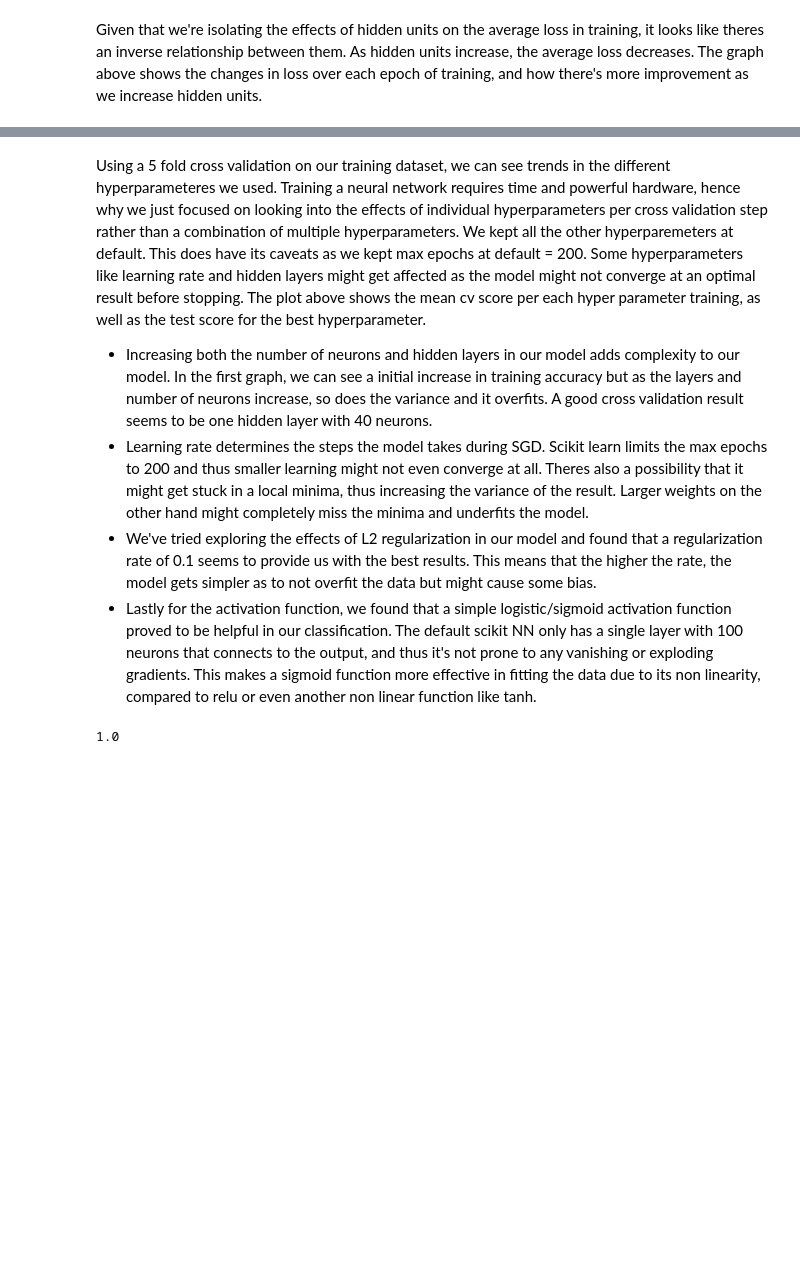
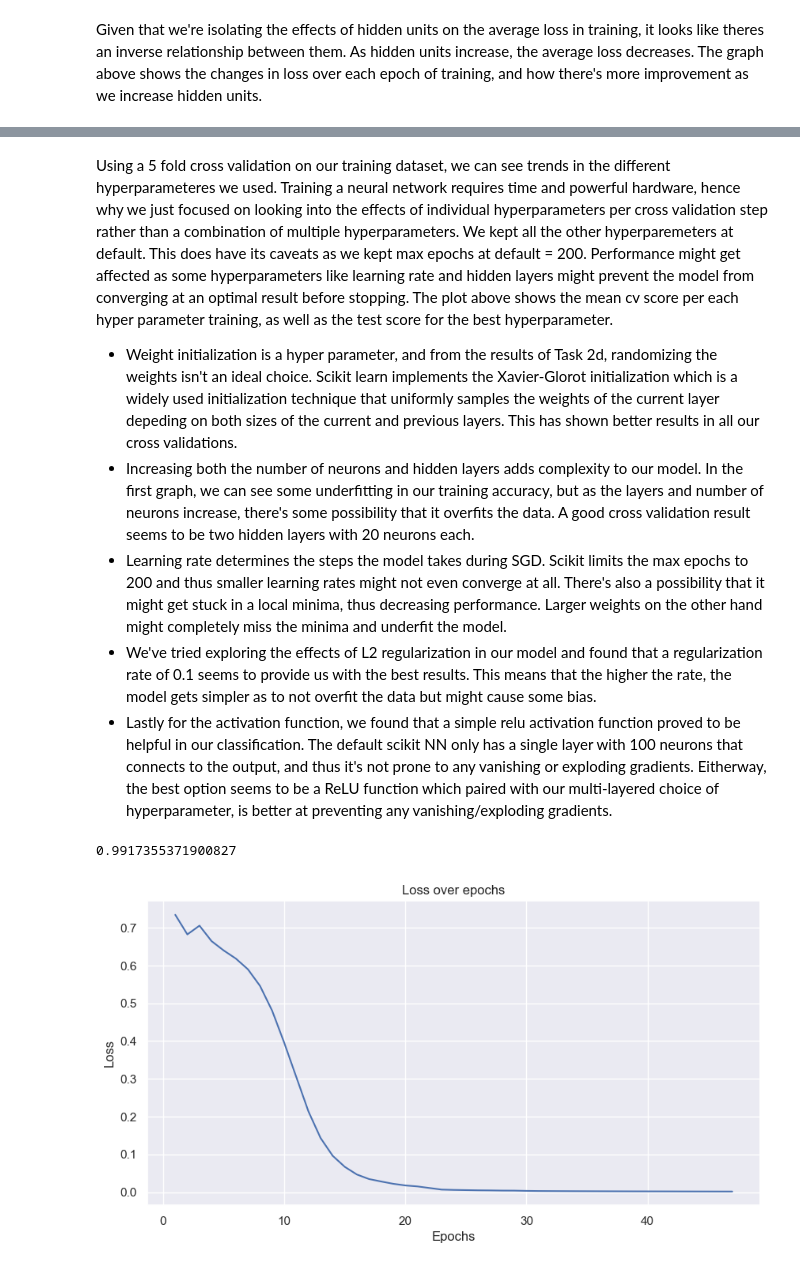
Before and after one commit to mattalajas/Assignment-3-Group-11, a Jupyter notebook: Model_Classification.ipynb, the cells around one changed output, grey strips where cells are left out. Cells and saved outputs as stored; diff of their text form; code cells hidden in the pictures; blank space fills up the shorter version.

```diff
--- a/Model_Classification.ipynb
+++ b/Model_Classification.ipynb
@@ -252,19 +301,30 @@ Train set f1-score = 0.9836. Test set f1-score = 0.9833. Activation function = r
 # %% [markdown]
-Using a 5 fold cross validation on our training dataset, we can see trends in the different hyperparameteres we used. Training a neural network requires time and powerful hardware, hence why we just focused on looking into the effects of individual hyperparameters per cross validation step rather than a combination of multiple hyperparameters. We kept all the other hyperparemeters at default. This does have its caveats as we kept max epochs at default = 200. Some hyperparameters like learning rate and hidden layers might get affected as the model might not converge at an optimal result before stopping. The plot above shows the mean cv score per each hyper parameter training, as well as the test score for the best hyperparameter.
+Using a 5 fold cross validation on our training dataset, we can see trends in the different hyperparameteres we used. Training a neural network requires time and powerful hardware, hence why we just focused on looking into the effects of individual hyperparameters per cross validation step rather than a combination of multiple hyperparameters. We kept all the other hyperparemeters at default. This does have its caveats as we kept max epochs at default = 200. Performance might get affected as some hyperparameters like learning rate and hidden layers might prevent the model from converging at an optimal result before stopping. The plot above shows the mean cv score per each hyper parameter training, as well as the test score for the best hyperparameter.
 
-- Increasing both the number of neurons and hidden layers in our model adds complexity to our model. In the first graph, we can see a initial increase in training accuracy but as the layers and number of neurons increase, so does the variance and it overfits. A good cross validation result seems to be one hidden layer with 40 neurons.
-- Learning rate determines the steps the model takes during SGD. Scikit learn limits the max epochs to 200 and thus smaller learning might not even converge at all. Theres also a possibility that it might get stuck in a local minima, thus increasing the variance of the result. Larger weights on the other hand might completely miss the minima and underfits the model.
+- Weight initialization is a hyper parameter, and from the results of Task 2d, randomizing the weights isn't an ideal choice. Scikit learn implements the Xavier-Glorot initialization which is a widely used initialization technique that uniformly samples the weights of the current layer depeding on both sizes of the current and previous layers. This has shown better results in all our cross validations.
+- Increasing both the number of neurons and hidden layers adds complexity to our model. In the first graph, we can see some underfitting in our training accuracy, but as the layers and number of neurons increase, there's some possibility that it overfits the data. A good cross validation result seems to be two hidden layers with 20 neurons each.
+- Learning rate determines the steps the model takes during SGD. Scikit limits the max epochs to 200 and thus smaller learning rates might not even converge at all. There's also a possibility that it might get stuck in a local minima, thus decreasing performance. Larger weights on the other hand might completely miss the minima and underfit the model.
 - We've tried exploring the effects of L2 regularization in our model and found that a regularization rate of 0.1 seems to provide us with the best results. This means that the higher the rate, the model gets simpler as to not overfit the data but might cause some bias.
-- Lastly for the activation function, we found that a simple logistic/sigmoid activation function proved to be helpful in our classification. The default scikit NN only has a single layer with 100 neurons that connects to the output, and thus it's not prone to any vanishing or exploding gradients. This makes a sigmoid function more effective in fitting the data due to its non linearity, compared to relu or even another non linear function like tanh.
+- Lastly for the activation function, we found that a simple relu activation function proved to be helpful in our classification. The default scikit NN only has a single layer with 100 neurons that connects to the output, and thus it's not prone to any vanishing or exploding gradients. Eitherway, the best option seems to be a ReLU function which paired with our multi-layered choice of hyperparameter, is better at preventing any vanishing/exploding gradients.
 # %%
 # Using final hyperparameters used in tuning
 np.random.seed(1)
 
-final_clf = MLPClassifier(activation='logistic', alpha=0.1, learning_rate_init=0.01, hidden_layer_sizes=(40,))
+final_clf = MLPClassifier(activation='tanh', alpha=0.0001, learning_rate_init=0.1, hidden_layer_sizes=(10,10), solver='sgd')
 final_clf.fit(prep_X_train,Y_train)
+loss_list = np.array(final_clf.loss_curve_)
 
 pred = final_clf.predict(prep_X_test)
 score = f1_score(Y_test, pred)
 print(score)
+
+epochs = np.arange(1, len(loss_list)+1)
+
+plot = sns.lineplot(x = epochs, y = loss_list)
+plot.set_title('Loss over epochs')
+plot.set_xlabel('Epochs')
+plot.set_ylabel('Loss')
+plt.show()
 # %% [output]
-1.0
+0.9917355371900827
+[figure, added]
```
Also changed, not shown: parts of 7 cells of this notebook.
